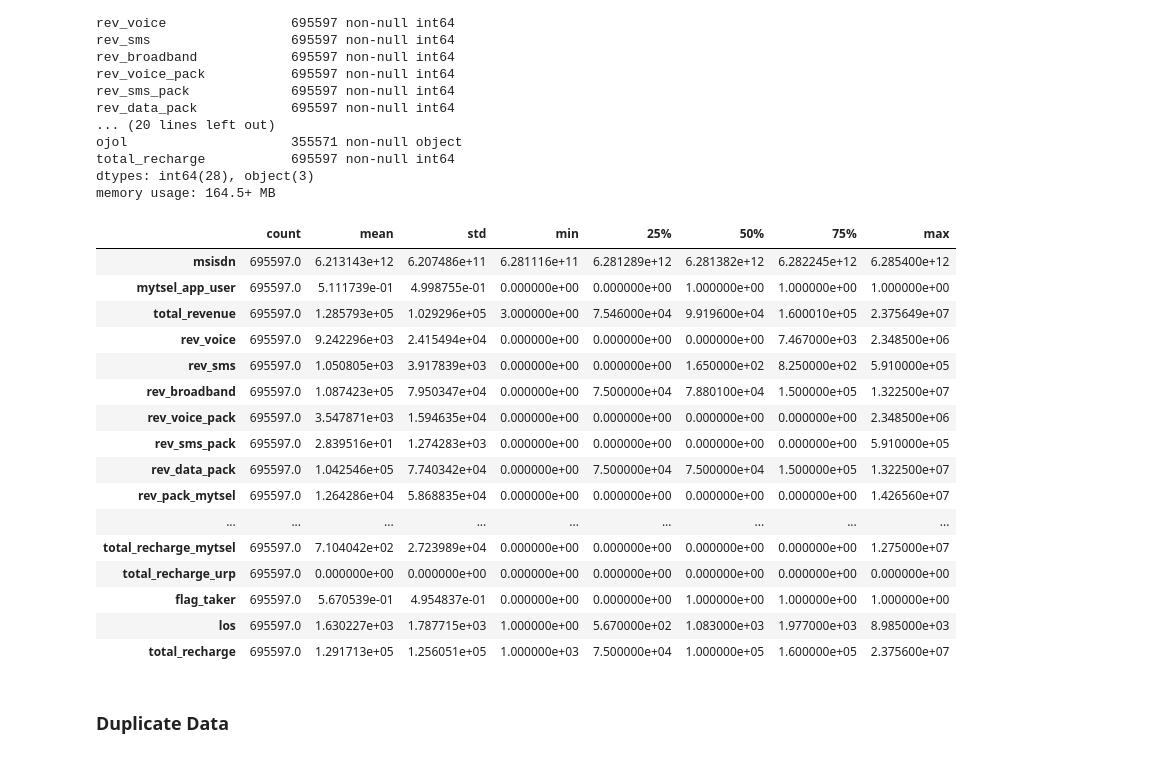
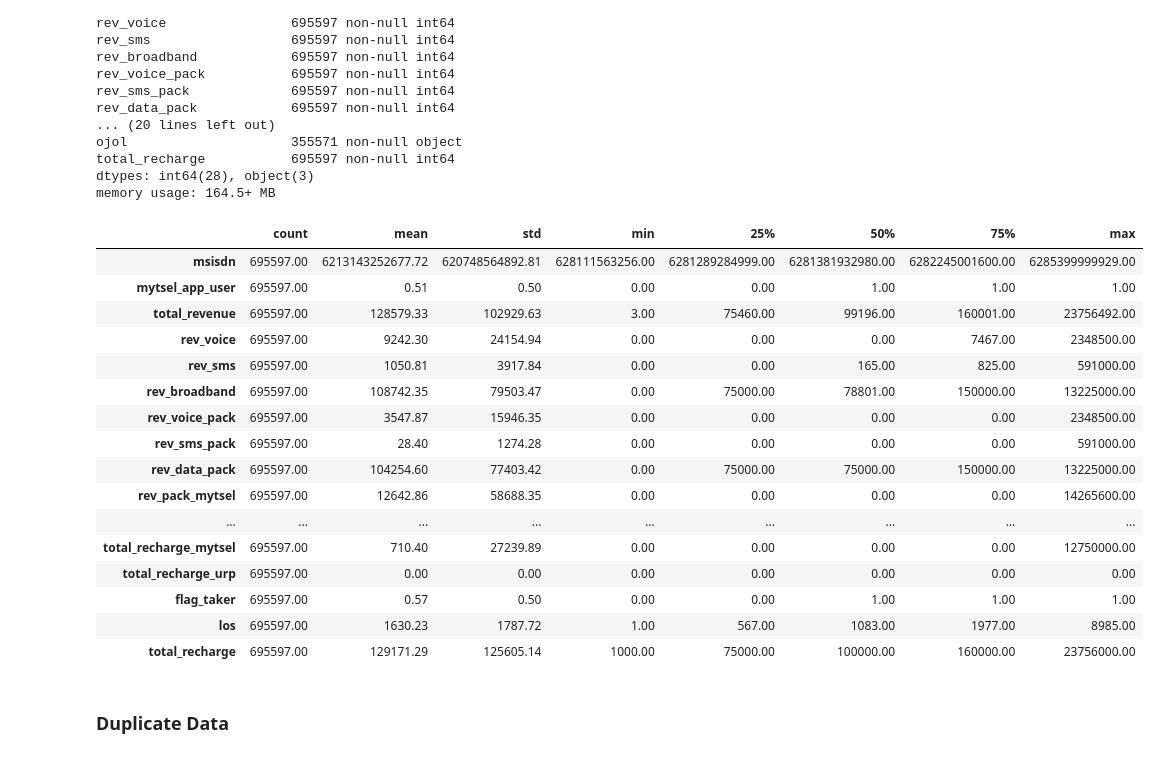
Before and after one commit to ekobudiprase/paket_ojol, a Jupyter notebook: paket_ojol.ipynb, the cells around one changed output. Saved outputs shown, nothing was run; the diff lists cells and outputs as text; code cells hidden in the pictures.

```diff
--- a/paket_ojol.ipynb
+++ b/paket_ojol.ipynb
@@ -13,8 +13,7 @@ from scipy.stats import norm, skew
 pd.options.display.float_format = "{:.2f}".format # float format 2 number in decimal
 # %%
 # load data
-#ojol=pd.read_csv('amal_dsa_ojol_dataset_clean1_v2.csv',delimiter="|")
-ojol_clean=pd.read_csv('../dsa_ojol_dataset_clean1_v2.csv',delimiter="|")
+df_ojol = pd.read_csv('../dsa_ojol_dataset_clean1_v2.csv',delimiter="|")
 # %% [markdown]
 # DATA UNDERSTANDING
 ## Explore Data
@@ -59,25 +52,25 @@ total_recharge           695597 non-null int64
 dtypes: int64(28), object(3)
 memory usage: 164.5+ MB
 # %%
-ojol_clean.describe().T
+df_ojol.describe().T
 # %% [output]
 |  | count | mean | std | min | 25% | 50% | 75% | max |
-| msisdn | 695597.0 | 6.213143e+12 | 6.207486e+11 | 6.281116e+11 | 6.281289e+12 | 6.281382e+12 | 6.282245e+12 | 6.285400e+12 |
-| mytsel_app_user | 695597.0 | 5.111739e-01 | 4.998755e-01 | 0.000000e+00 | 0.000000e+00 | 1.000000e+00 | 1.000000e+00 | 1.000000e+00 |
-| total_revenue | 695597.0 | 1.285793e+05 | 1.029296e+05 | 3.000000e+00 | 7.546000e+04 | 9.919600e+04 | 1.600010e+05 | 2.375649e+07 |
-| rev_voice | 695597.0 | 9.242296e+03 | 2.415494e+04 | 0.000000e+00 | 0.000000e+00 | 0.000000e+00 | 7.467000e+03 | 2.348500e+06 |
-| rev_sms | 695597.0 | 1.050805e+03 | 3.917839e+03 | 0.000000e+00 | 0.000000e+00 | 1.650000e+02 | 8.250000e+02 | 5.910000e+05 |
-| rev_broadband | 695597.0 | 1.087423e+05 | 7.950347e+04 | 0.000000e+00 | 7.500000e+04 | 7.880100e+04 | 1.500000e+05 | 1.322500e+07 |
-| rev_voice_pack | 695597.0 | 3.547871e+03 | 1.594635e+04 | 0.000000e+00 | 0.000000e+00 | 0.000000e+00 | 0.000000e+00 | 2.348500e+06 |
-| rev_sms_pack | 695597.0 | 2.839516e+01 | 1.274283e+03 | 0.000000e+00 | 0.000000e+00 | 0.000000e+00 | 0.000000e+00 | 5.910000e+05 |
-| rev_data_pack | 695597.0 | 1.042546e+05 | 7.740342e+04 | 0.000000e+00 | 7.500000e+04 | 7.500000e+04 | 1.500000e+05 | 1.322500e+07 |
-| rev_pack_mytsel | 695597.0 | 1.264286e+04 | 5.868835e+04 | 0.000000e+00 | 0.000000e+00 | 0.000000e+00 | 0.000000e+00 | 1.426560e+07 |
+| msisdn | 695597.00 | 6213143252677.72 | 620748564892.81 | 628111563256.00 | 6281289284999.00 | 6281381932980.00 | 6282245001600.00 | 6285399999929.00 |
+| mytsel_app_user | 695597.00 | 0.51 | 0.50 | 0.00 | 0.00 | 1.00 | 1.00 | 1.00 |
+| total_revenue | 695597.00 | 128579.33 | 102929.63 | 3.00 | 75460.00 | 99196.00 | 160001.00 | 23756492.00 |
+| rev_voice | 695597.00 | 9242.30 | 24154.94 | 0.00 | 0.00 | 0.00 | 7467.00 | 2348500.00 |
+| rev_sms | 695597.00 | 1050.81 | 3917.84 | 0.00 | 0.00 | 165.00 | 825.00 | 591000.00 |
+| rev_broadband | 695597.00 | 108742.35 | 79503.47 | 0.00 | 75000.00 | 78801.00 | 150000.00 | 13225000.00 |
+| rev_voice_pack | 695597.00 | 3547.87 | 15946.35 | 0.00 | 0.00 | 0.00 | 0.00 | 2348500.00 |
+| rev_sms_pack | 695597.00 | 28.40 | 1274.28 | 0.00 | 0.00 | 0.00 | 0.00 | 591000.00 |
+| rev_data_pack | 695597.00 | 104254.60 | 77403.42 | 0.00 | 75000.00 | 75000.00 | 150000.00 | 13225000.00 |
+| rev_pack_mytsel | 695597.00 | 12642.86 | 58688.35 | 0.00 | 0.00 | 0.00 | 0.00 | 14265600.00 |
 | ... | ... | ... | ... | ... | ... | ... | ... | ... |
-| total_recharge_mytsel | 695597.0 | 7.104042e+02 | 2.723989e+04 | 0.000000e+00 | 0.000000e+00 | 0.000000e+00 | 0.000000e+00 | 1.275000e+07 |
-| total_recharge_urp | 695597.0 | 0.000000e+00 | 0.000000e+00 | 0.000000e+00 | 0.000000e+00 | 0.000000e+00 | 0.000000e+00 | 0.000000e+00 |
-| flag_taker | 695597.0 | 5.670539e-01 | 4.954837e-01 | 0.000000e+00 | 0.000000e+00 | 1.000000e+00 | 1.000000e+00 | 1.000000e+00 |
-| los | 695597.0 | 1.630227e+03 | 1.787715e+03 | 1.000000e+00 | 5.670000e+02 | 1.083000e+03 | 1.977000e+03 | 8.985000e+03 |
-| total_recharge | 695597.0 | 1.291713e+05 | 1.256051e+05 | 1.000000e+03 | 7.500000e+04 | 1.000000e+05 | 1.600000e+05 | 2.375600e+07 |
+| total_recharge_mytsel | 695597.00 | 710.40 | 27239.89 | 0.00 | 0.00 | 0.00 | 0.00 | 12750000.00 |
+| total_recharge_urp | 695597.00 | 0.00 | 0.00 | 0.00 | 0.00 | 0.00 | 0.00 | 0.00 |
+| flag_taker | 695597.00 | 0.57 | 0.50 | 0.00 | 0.00 | 1.00 | 1.00 | 1.00 |
+| los | 695597.00 | 1630.23 | 1787.72 | 1.00 | 567.00 | 1083.00 | 1977.00 | 8985.00 |
+| total_recharge | 695597.00 | 129171.29 | 125605.14 | 1000.00 | 75000.00 | 100000.00 | 160000.00 | 23756000.00 |
 # %% [markdown]
 ### Duplicate Data
 # %%
```
Also changed, not shown: parts of 10 cells of this notebook, 1 other file.
